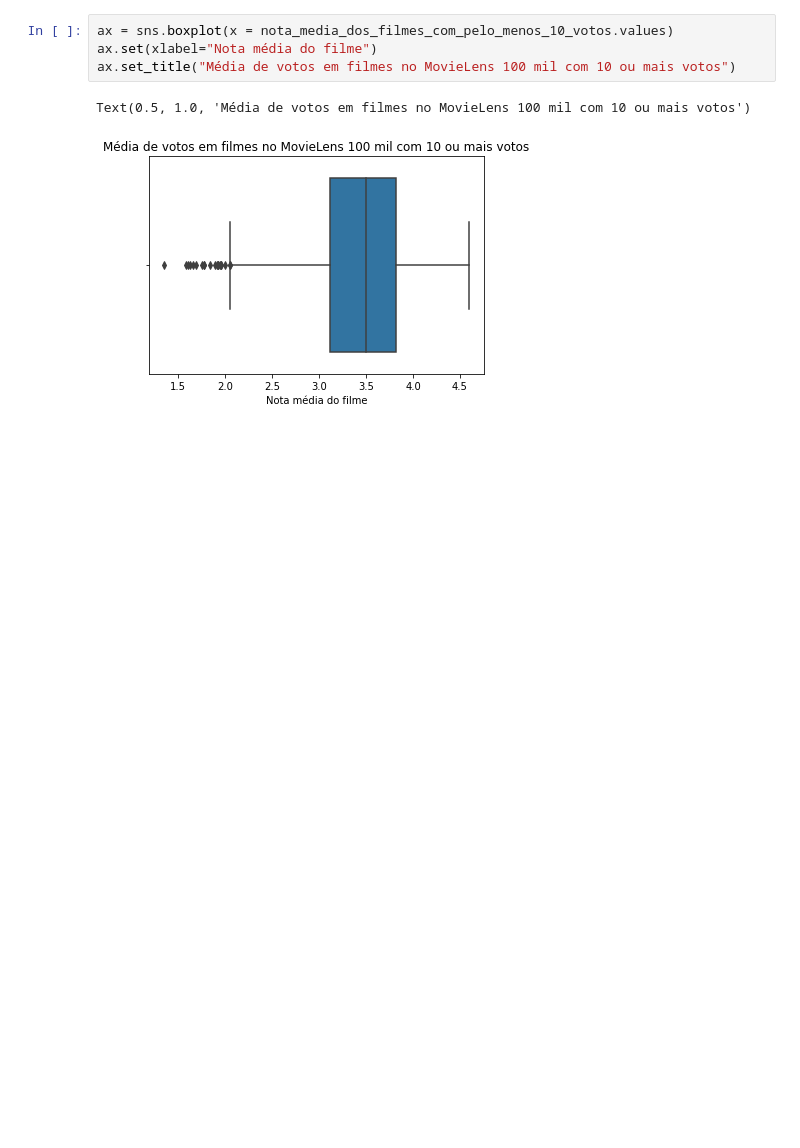
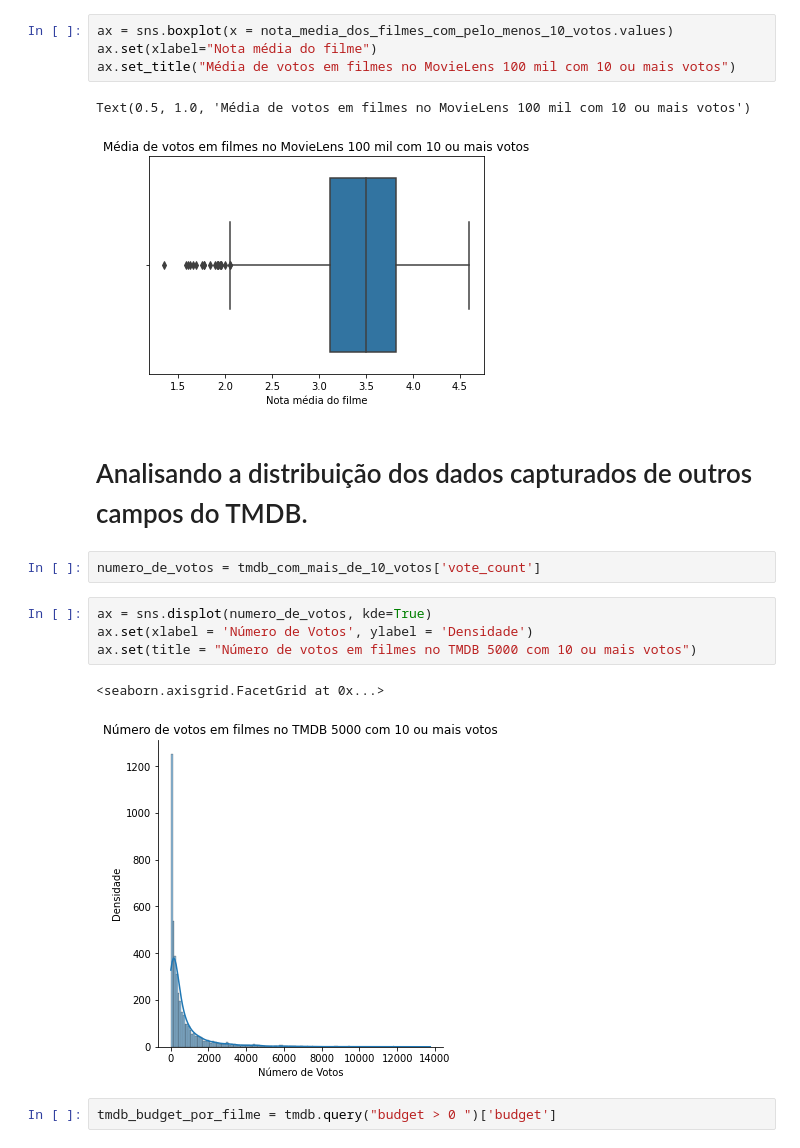
Before and after one commit to alexaugusto23/python_developer, a Jupyter notebook: Data Science Introdução a testes estatísticos/data_science_intro_testes.ipynb, the cells around one changed output. Cells and saved outputs as stored; diff of their text form; blank space fills up the shorter version.

```diff
--- a/Data Science Introdução a testes estatísticos/data_science_intro_testes.ipynb
+++ b/Data Science Introdução a testes estatísticos/data_science_intro_testes.ipynb
@@ -193,3 +197,16 @@ ax.set_title("Média de votos em filmes no MovieLens 100 mil com 10 ou mais voto
 # %% [output]
 Text(0.5, 1.0, 'Média de votos em filmes no MovieLens 100 mil com 10 ou mais votos')
 [figure]
+# %% [markdown]
+# Analisando a distribuição dos dados capturados de outros campos do TMDB.
+# %%
+numero_de_votos = tmdb_com_mais_de_10_votos['vote_count']
+# %%
+ax = sns.displot(numero_de_votos, kde=True)
+ax.set(xlabel = 'Número de Votos', ylabel = 'Densidade')
+ax.set(title = "Número de votos em filmes no TMDB 5000 com 10 ou mais votos")
+# %% [output]
+<seaborn.axisgrid.FacetGrid at 0x...>
+[figure, added]
+# %%
+tmdb_budget_por_filme = tmdb.query("budget > 0 ")['budget']
```
Also changed, not shown: parts of 39 cells of this notebook.
